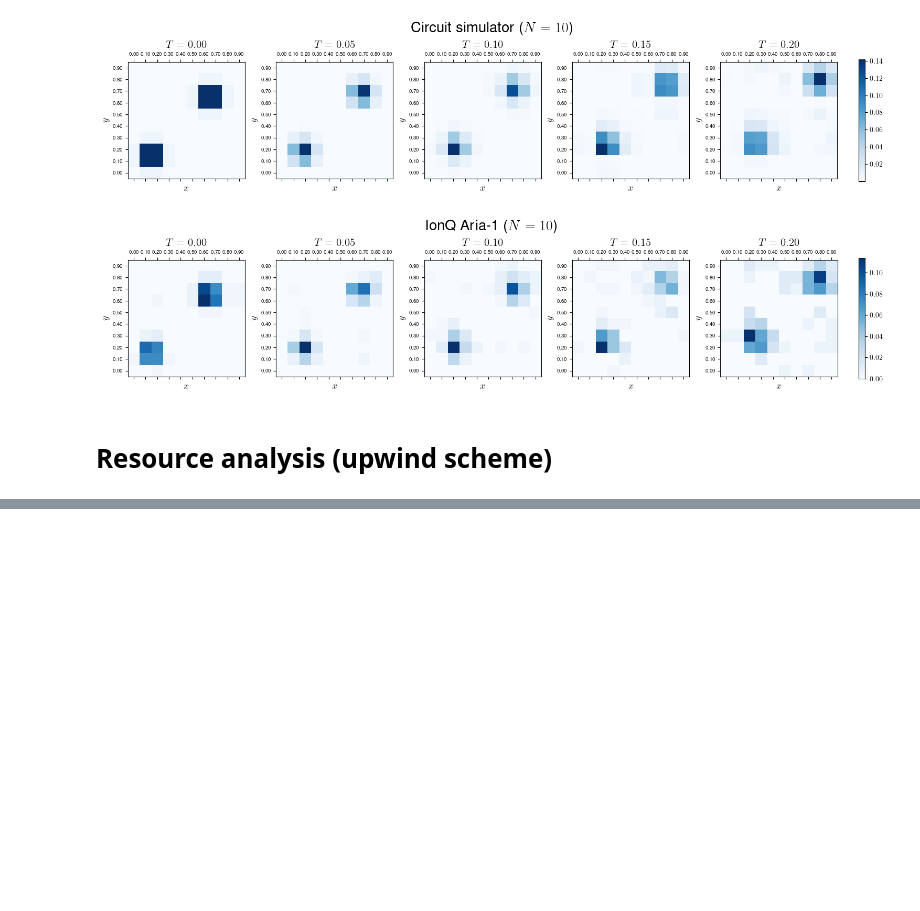
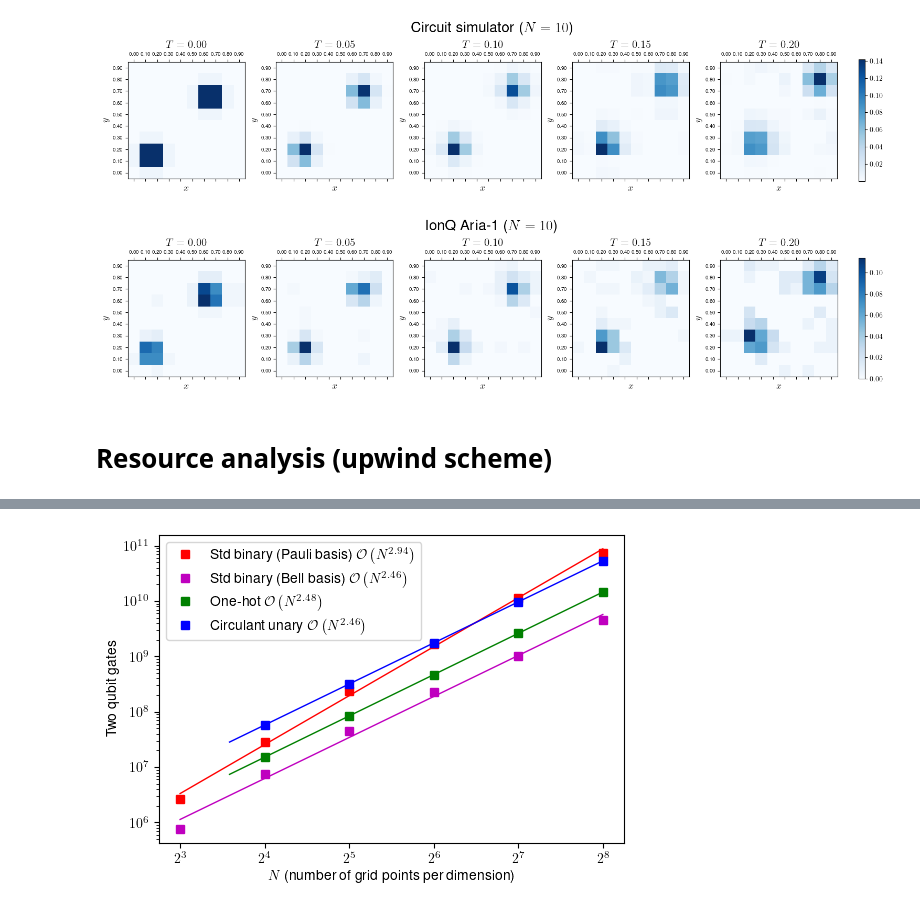
Before and after one commit to jli0108/quantum-diff-eq-ham-ebd, a Jupyter notebook: src/plot/figures_2d_advection.ipynb, the cells around one changed output, grey strips where cells are left out. Drawn from its saved outputs; the diff is of its cells as text; code cells hidden in the pictures; blank space fills up the shorter version.

```diff
--- a/src/plot/figures_2d_advection.ipynb
+++ b/src/plot/figures_2d_advection.ipynb
@@ -379,0 +392,37 @@ plt.show()
+# %%
+TICK_FONT = 5
+LEGEND_FONT = 7
+LABEL_FONT = 7
+TITLE_FONT = 8
+
+plt.rcParams.update({
+    "text.usetex": True,
+    "font.family": "sans-serif",
+    "font.sans-serif": "Helvetica",
+})
+
+
+fig = plt.figure(figsize=(6,4))
+
+plt.plot(N_vals_binary, pauli_basis_two_qubit_gates, 's', color='red', label=fr"Std binary (Pauli basis) $\mathcal{{O}}\left(N^{{{pauli_basis_fit_two_qubit_gates[0]:0.2f}}}\right)$")
+plt.plot(N_vals_binary, np.exp(pauli_basis_fit_two_qubit_gates[1]) * N_vals_binary ** (pauli_basis_fit_two_qubit_gates[0]), 'r-', linewidth=1)
+
+plt.plot(N_vals_bell_basis, bell_basis_two_qubit_gates, 's', color='m', label=fr"Std binary (Bell basis) $\mathcal{{O}}\left(N^{{{bell_basis_fit_two_qubit_gates[0]:0.2f}}}\right)$")
+plt.plot(N_vals_bell_basis, np.exp(bell_basis_fit_two_qubit_gates[1]) * N_vals_bell_basis ** (bell_basis_fit_two_qubit_gates[0]), 'm-', linewidth=1)
+
+plt.plot(N_vals_one_hot[plot_indices], one_hot_two_qubit_gates[plot_indices], 's', color='g', label=rf"One-hot $\mathcal{{O}}\left(N^{{{one_hot_fit_two_qubit_gates[0]:0.2f}}}\right)$")
+plt.plot(N_vals_one_hot, np.exp(one_hot_fit_two_qubit_gates[1]) * N_vals_one_hot ** (one_hot_fit_two_qubit_gates[0]), 'g-', linewidth=1)
+
+plt.plot(N_vals_unary[plot_indices], unary_two_qubit_gates[plot_indices], 's', color='b', label=rf"Circulant unary $\mathcal{{O}}\left(N^{{{unary_fit_two_qubit_gates[0]:0.2f}}}\right)$")
+plt.plot(N_vals_unary, np.exp(unary_fit_two_qubit_gates[1]) * N_vals_unary ** (unary_fit_two_qubit_gates[0]), 'b-', linewidth=1)
+
+plt.yscale("log")
+plt.xscale("log", base=2)
+plt.xlabel(r"$N$ (number of grid points per dimension)")
+plt.ylabel("Two qubit gates")
+# plt.figtext(x=0.4, y=0.925, s=r"$\frac{\partial u}{\partial t} + \frac{\partial u}{\partial x} + \frac{\partial u}{\partial y} = 0$", size=14)
+plt.legend(loc="upper left")
+plt.savefig("../../figures/Fig_4B.pdf", bbox_inches='tight')
+plt.show()
+# %% [output]
+[figure, added]
```
Also changed, not shown: parts of 3 cells of this notebook.
